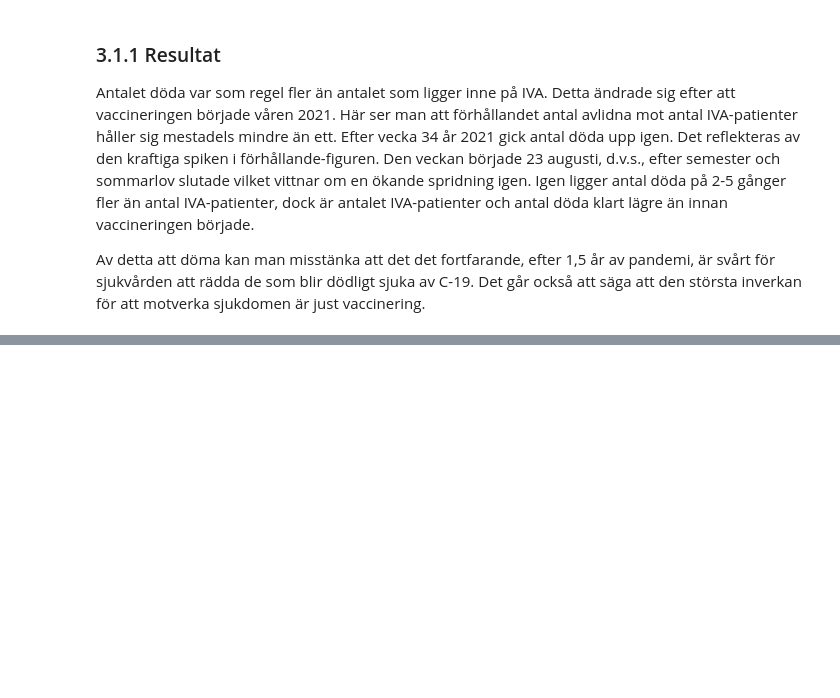
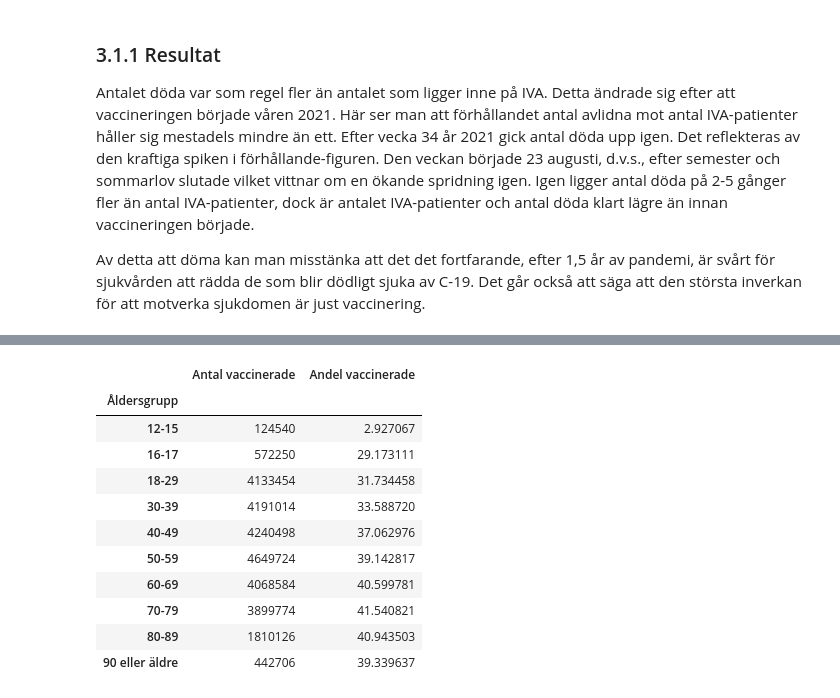
Before and after one commit to jwiegert/databehandling-joachim-wiegert, a Jupyter notebook: labs/lab1/jwiegert_lab1.ipynb, the cells around one changed output, grey strips where cells are left out. Saved outputs shown, nothing was run; the diff lists cells and outputs as text; code cells hidden in the pictures; blank space fills up the shorter version.

```diff
--- a/labs/lab1/jwiegert_lab1.ipynb
+++ b/labs/lab1/jwiegert_lab1.ipynb
@@ -525,0 +713,36 @@ Tidsserier...
+# %%
+fig = px.bar(c19se_cases,
+    x=c19se_cases.index, y=["Antal IVA","Antal avlidna"], labels=stdlabels
+)
+fig.update_layout(barmode='group', xaxis_tickangle=-45)
+# %%
+# Number of finished vaccinations per age group
+
+jplt.pxplot_twoline(
+    c19se_cases, c19se_vaccine,
+    "Antal fall"
+)
+
+c19se_vaccine
+
+
+fig1 = px.bar(c19se_cases,
+    x=c19se_cases.index, y="Antal fall", labels=stdlabels
+)
+
+
+fig.update_layout(barmode='group', xaxis_tickangle=-45)
+fig.show()
+# %% [output]
+|  | Antal vaccinerade | Andel vaccinerade |
+| Åldersgrupp |  |  |
+| 12-15 | 124540 | 2.927067 |
+| 16-17 | 572250 | 29.173111 |
+| 18-29 | 4133454 | 31.734458 |
+| 30-39 | 4191014 | 33.588720 |
+| 40-49 | 4240498 | 37.062976 |
+| 50-59 | 4649724 | 39.142817 |
+| 60-69 | 4068584 | 40.599781 |
+| 70-79 | 3899774 | 41.540821 |
+| 80-89 | 1810126 | 40.943503 |
+| 90 eller äldre | 442706 | 39.339637 |
```
Also changed, not shown: parts of 16 cells of this notebook, 12 other files.
